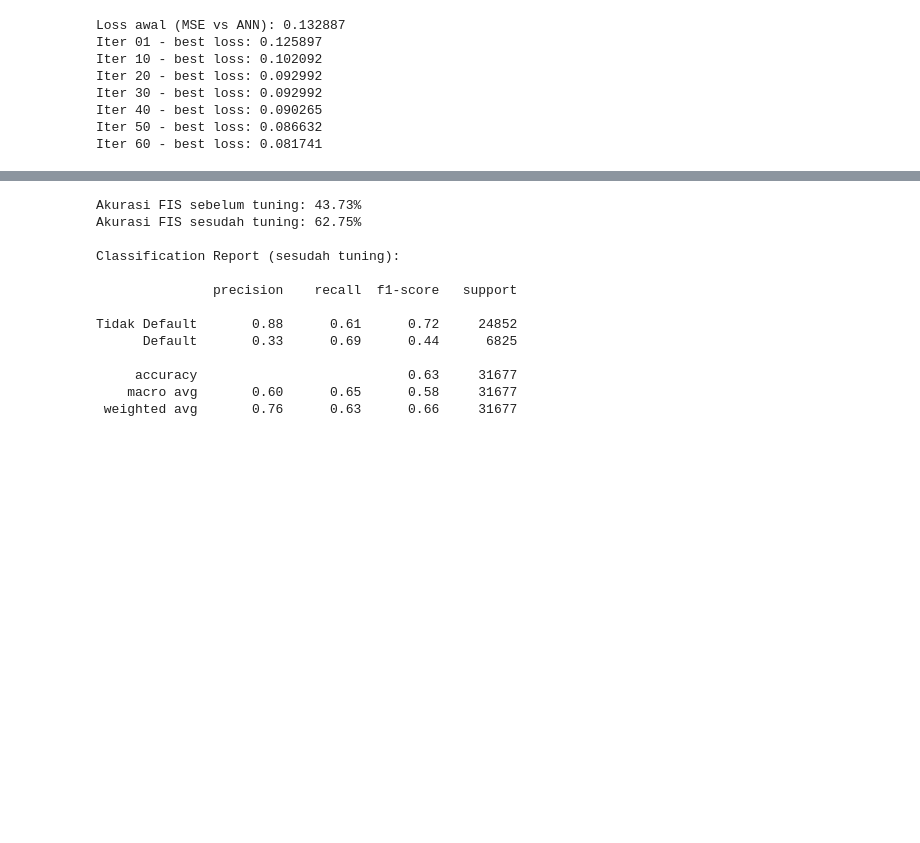
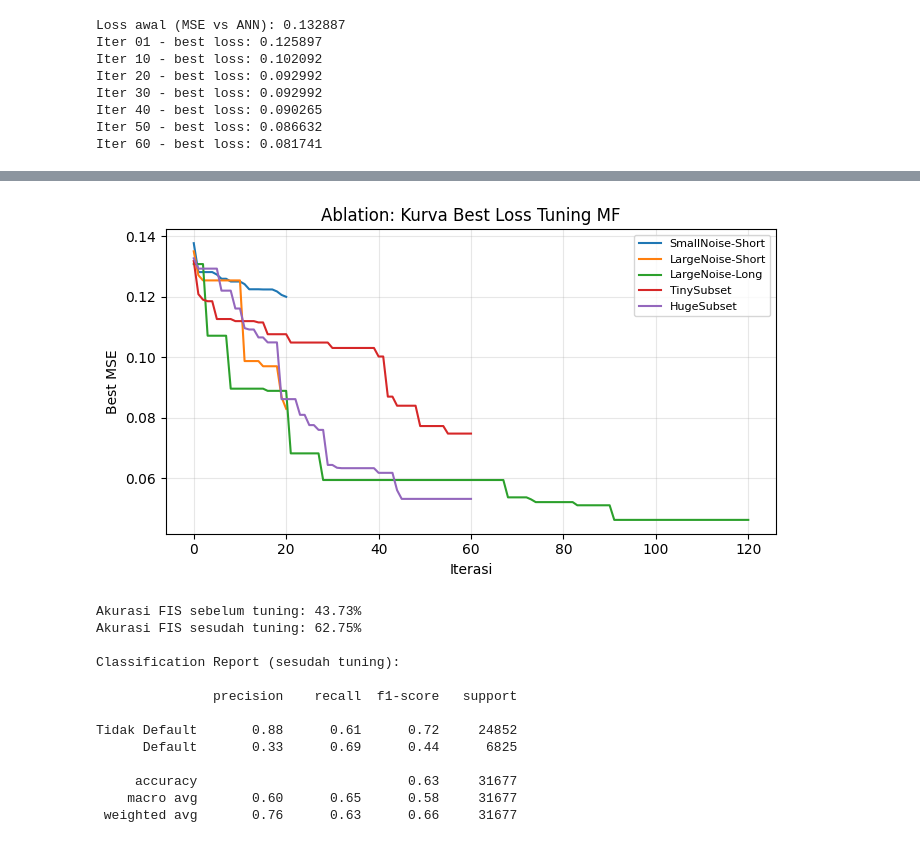
Before and after one commit to Hafizh220705/credit-risk-intelligence-battle, a Jupyter notebook: notebooks/230007_230022_230070_Tahap 3.ipynb, the cells around one changed output, grey strips where cells are left out. Saved outputs shown, nothing was run; the diff lists cells and outputs as text; code cells hidden in the pictures; blank space fills up the shorter version.

Commit message:
chore: add ablation study

```diff
--- a/notebooks/230007_230022_230070_Tahap 3.ipynb
+++ b/notebooks/230007_230022_230070_Tahap 3.ipynb
@@ -372,0 +376,98 @@ Iter 60 - best loss: 0.081741
+# %%
+import os
+
+os.makedirs("../results/plots", exist_ok=True)
+
+ablation_configs = [
+    {"name": "SmallNoise-Short", "scale_mult": 0.1, "subset_size": 500, "n_iter": 20},
+    {"name": "LargeNoise-Short", "scale_mult": 3.0, "subset_size": 500, "n_iter": 20},
+    {"name": "LargeNoise-Long", "scale_mult": 3.0, "subset_size": 2000, "n_iter": 120},
+    {"name": "TinySubset", "scale_mult": 1.0, "subset_size": 200, "n_iter": 60},
+    {"name": "HugeSubset", "scale_mult": 1.0, "subset_size": 5000, "n_iter": 60},
+]
+
+def run_ablation(configs, seed=123):
+    rng_ab = np.random.default_rng(seed)
+    results = []
+
+    for cfg in configs:
+        subset_size = min(cfg["subset_size"], len(features))
+        subset_idx = rng_ab.choice(len(features), size=subset_size, replace=False)
+        X_sub = features.iloc[subset_idx].values
+        y_sub = ann_scores[subset_idx]
+
+        local_scale = {k: scale[k] * cfg["scale_mult"] for k in scale}
+
+        def perturb_params_local(params):
+            new_params = {}
+            for var, mfs in params.items():
+                new_params[var] = {}
+                lo, hi = bounds[var]
+                for label, tri in mfs.items():
+                    noise = rng_ab.normal(0.0, local_scale[var], size=3)
+                    tri_new = np.array(tri, dtype=float) + noise
+                    new_params[var][label] = sanitize_tri(tri_new, lo, hi, min_width[var])
+            return new_params
+
+        best_params_local = base_params
+        best_loss_local = evaluate_params(best_params_local, X_sub, y_sub)
+        history_local = [best_loss_local]
+
+        for _ in range(cfg["n_iter"]):
+            cand = perturb_params_local(best_params_local)
+            loss = evaluate_params(cand, X_sub, y_sub)
+            if loss < best_loss_local:
+                best_loss_local = loss
+                best_params_local = cand
+            history_local.append(best_loss_local)
+
+        window = max(5, int(len(history_local) * 0.2))
+        recent = history_local[-window:]
+        recent_improve = recent[0] - recent[-1]
+        premature = recent_improve < 1e-4
+
+        results.append({
+            "name": cfg["name"],
+            "subset_size": subset_size,
+            "n_iter": cfg["n_iter"],
+            "scale_mult": cfg["scale_mult"],
+            "best_loss": best_loss_local,
+            "improve_total": history_local[0] - history_local[-1],
+            "recent_improve": recent_improve,
+            "premature": premature,
+            "history": history_local
+        })
+
+    return results
+
+ablation_results = run_ablation(ablation_configs)
+
+ablation_summary = pd.DataFrame([
+    {
+        "name": r["name"],
+        "subset_size": r["subset_size"],
+        "n_iter": r["n_iter"],
+        "scale_mult": r["scale_mult"],
+        "best_loss": r["best_loss"],
+        "improve_total": r["improve_total"],
+        "recent_improve": r["recent_improve"],
+        "premature": r["premature"]
+    }
+    for r in ablation_results
+]).sort_values("best_loss")
+
+print("Ringkasan ablation:")
+print(ablation_summary.to_string(index=False))
+
+plt.figure(figsize=(7, 4))
+for r in ablation_results:
+    plt.plot(r["history"], label=r["name"], linewidth=1.5)
+plt.title("Ablation: Kurva Best Loss Tuning MF")
+plt.xlabel("Iterasi")
+plt.ylabel("Best MSE")
+plt.grid(True, alpha=0.3)
+plt.legend(fontsize=8)
+plt.tight_layout()
+plt.savefig("../results/plots/tahap3_ablation_loss.png", dpi=150, bbox_inches='tight')
+plt.show()
+# %% [output]
@@ -373,3 +481,4 @@ Iter 60 - best loss: 0.081741
+[figure, added]
 # %%
 # Evaluasi sebelum dan sesudah tuning
 mfs_base = build_mfs(base_params)
```
Also changed, not shown: parts of 2 cells of this notebook, 1 other file.
